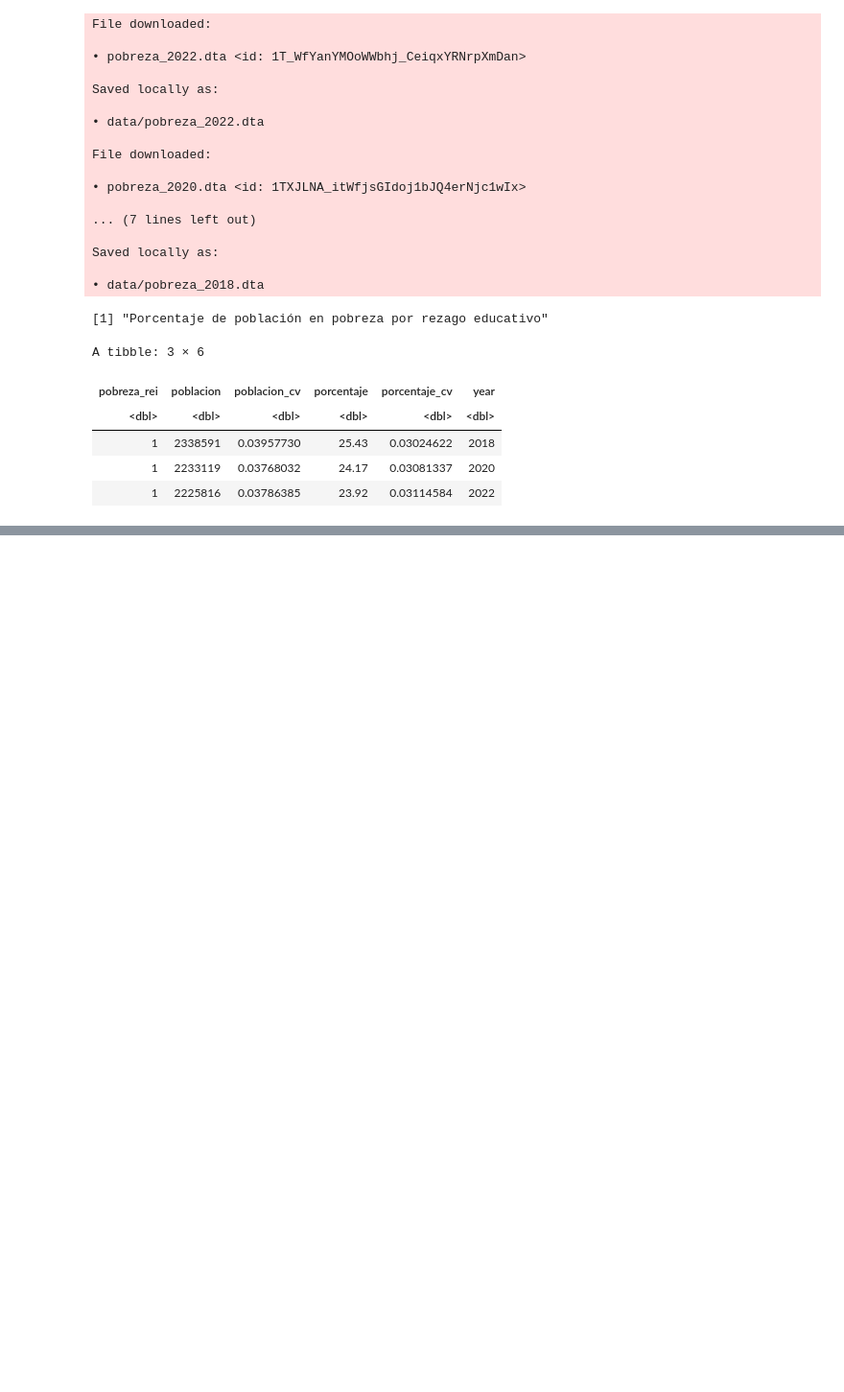
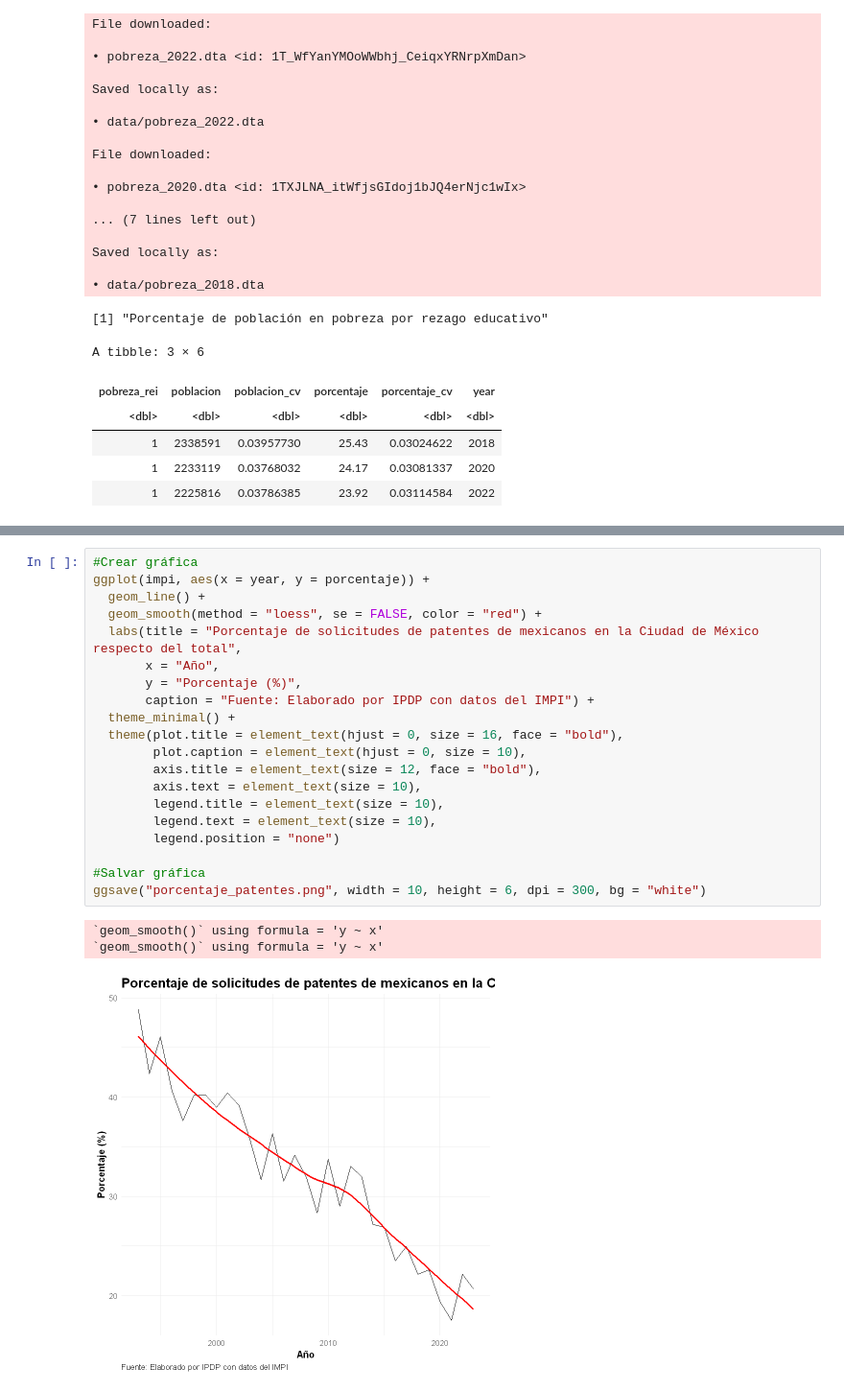
Before and after one commit to cpyp-ipdp/pgd_cdmx, a Jupyter notebook: indicadores/educacion_ciencia/indicadores_educ_ciencia_tec_pgd.ipynb, the cells around one changed output, grey strips where cells are left out. Shown at 96% size. Drawn from its saved outputs; the diff is of its cells as text; blank space fills up the shorter version.

```diff
--- a/indicadores/educacion_ciencia/indicadores_educ_ciencia_tec_pgd.ipynb
+++ b/indicadores/educacion_ciencia/indicadores_educ_ciencia_tec_pgd.ipynb
@@ -366,0 +551,24 @@ A tibble: 3 × 6
+# %%
+#Crear gráfica
+ggplot(impi, aes(x = year, y = porcentaje)) +
+  geom_line() +
+  geom_smooth(method = "loess", se = FALSE, color = "red") +
+  labs(title = "Porcentaje de solicitudes de patentes de mexicanos en la Ciudad de México respecto del total",
+       x = "Año",
+       y = "Porcentaje (%)",
+       caption = "Fuente: Elaborado por IPDP con datos del IMPI") +
+  theme_minimal() +
+  theme(plot.title = element_text(hjust = 0, size = 16, face = "bold"),
+        plot.caption = element_text(hjust = 0, size = 10),
+        axis.title = element_text(size = 12, face = "bold"),
+        axis.text = element_text(size = 10),
+        legend.title = element_text(size = 10),
+        legend.text = element_text(size = 10),
+        legend.position = "none")
+
+#Salvar gráfica
+ggsave("porcentaje_patentes.png", width = 10, height = 6, dpi = 300, bg = "white")
+# %% [output]
+`geom_smooth()` using formula = 'y ~ x'
+`geom_smooth()` using formula = 'y ~ x'
+[figure, added]
```
Also changed, not shown: parts of 9 cells of this notebook.
